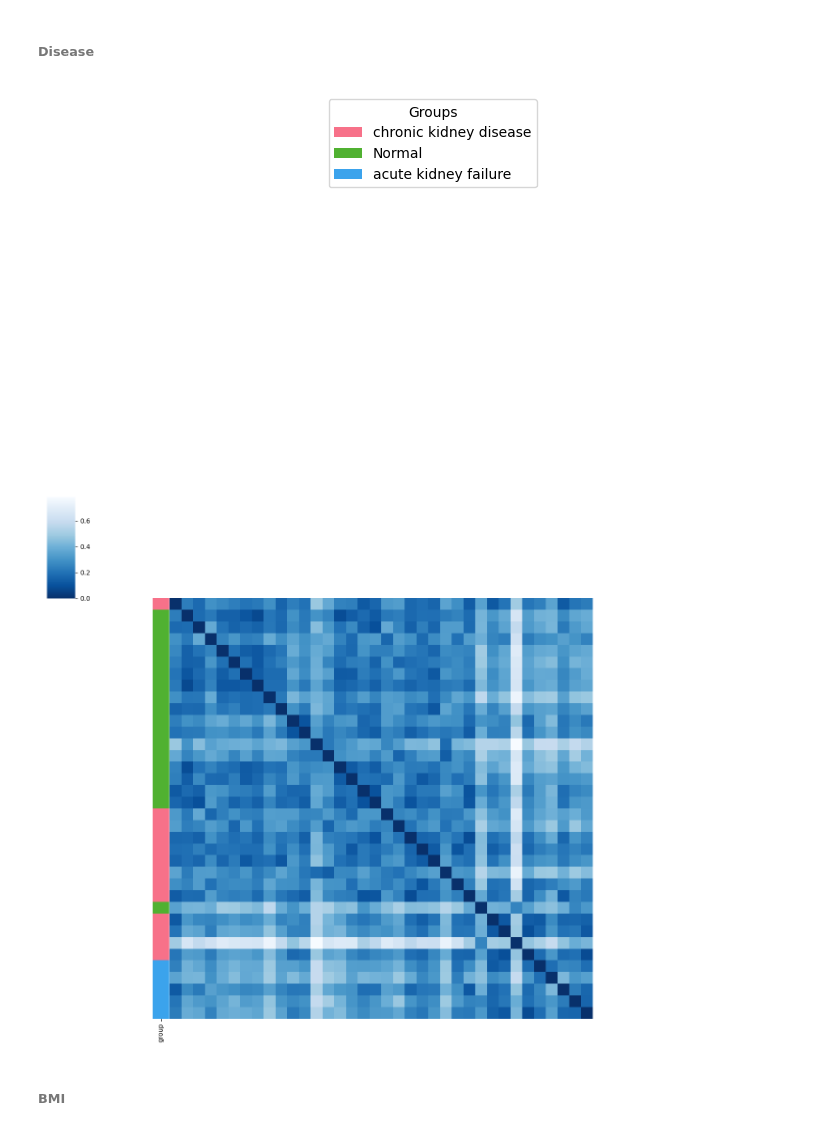
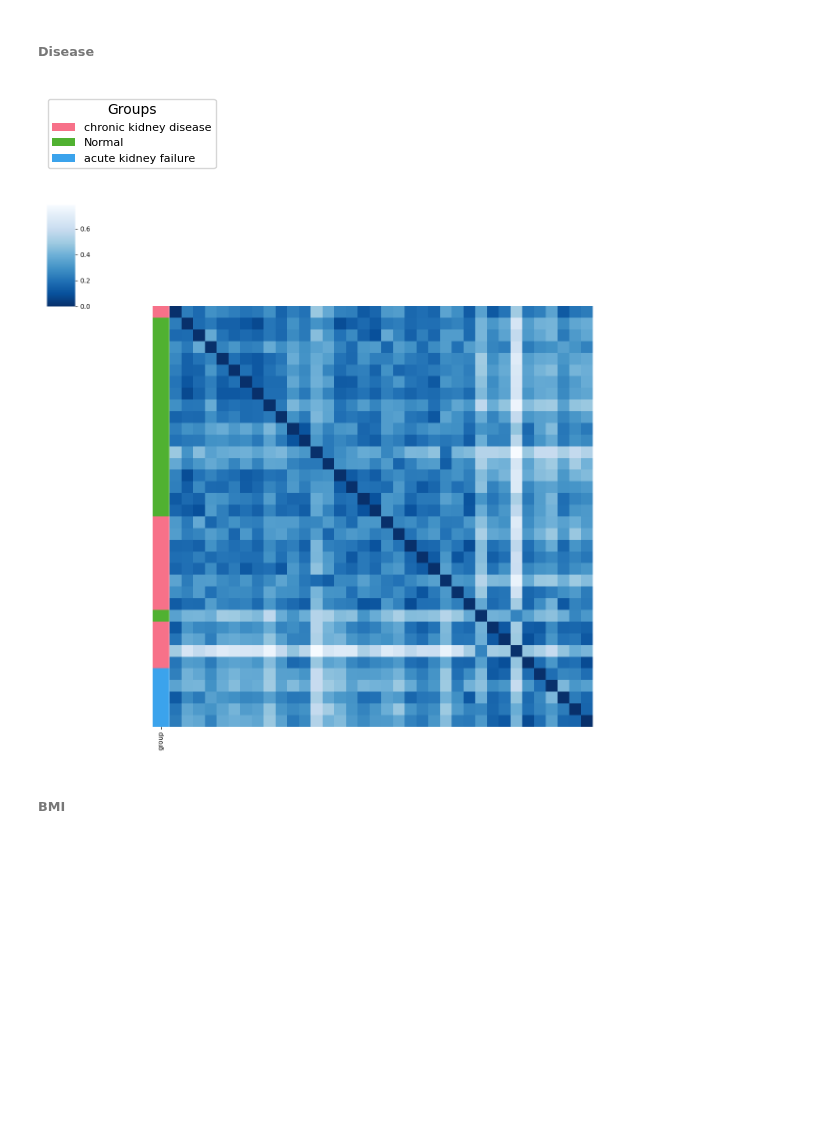
Before and after one commit to CostaLab/PILOT, a Jupyter notebook: Tutorial/Kidney_clusters.ipynb, the cells around one changed output. Saved outputs shown, nothing was run; the diff lists cells and outputs as text; code cells hidden in the pictures; blank space fills up the shorter version.

```diff
--- a/Tutorial/Kidney_clusters.ipynb
+++ b/Tutorial/Kidney_clusters.ipynb
@@ -129,7 +131,7 @@ pl.tl.clinical_variables_corr_sub_clusters(adata,sorter_order=['1','0','2'],samp
 # %% [markdown]
 We focus therefore only on biopsies from sample locationn 'kidney', which were used in our benchmarking. You can download the Anndata (h5ad) file from [here](https://costalab.ukaachen.de/open_data/PILOT/Kidney_filtered.h5ad), and place it in the _Datasets_ folder.
 # %%
-adata_filtered=sc.read_h5ad('/data/scRNA/For_Mina/batch_PILOT/filter_data/Kidney.h5ad')
+adata_filtered=sc.read_h5ad('/Datasets/Kidney.h5ad')
 # %%
 pl.tl.wasserstein_distance(
     adata_filtered,
@@ -211,9 +213,9 @@ To double check these results, one can of course plot the heatmap of clusters by
 # %% [markdown]
 ###### Disease
 # %%
-pl.tl.clinical_variables_corr_sub_clusters(adata_filtered, sorter_order=['0','1'],sample_col='donor_id',feature= 'disease',proportion_df = proportion_df)
+pl.tl.clinical_variables_corr_sub_clusters(adata_filtered, sorter_order=['0','1'],sample_col='donor_id',feature= 'disease',proportion_df = proportion_df,figsize_legend=(1,1))
 # %% [output]
-[figure, old version]
+[figure, new version]
 [figure]
 # %% [markdown]
 ###### BMI
```
Also changed, not shown: parts of 9 cells of this notebook, 40 other files.
